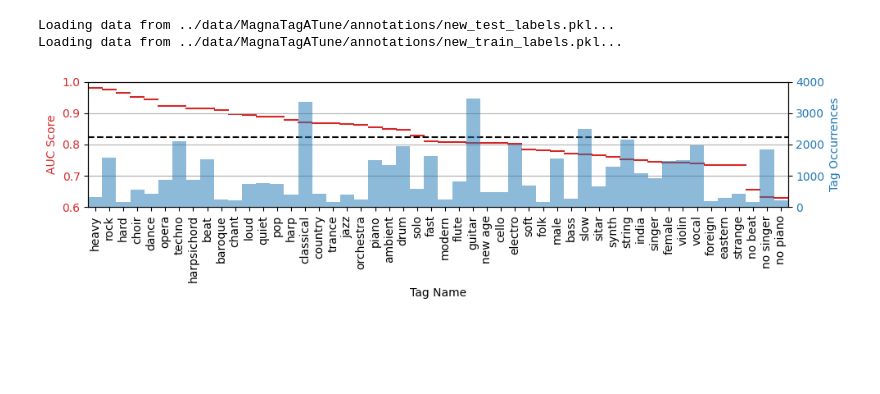
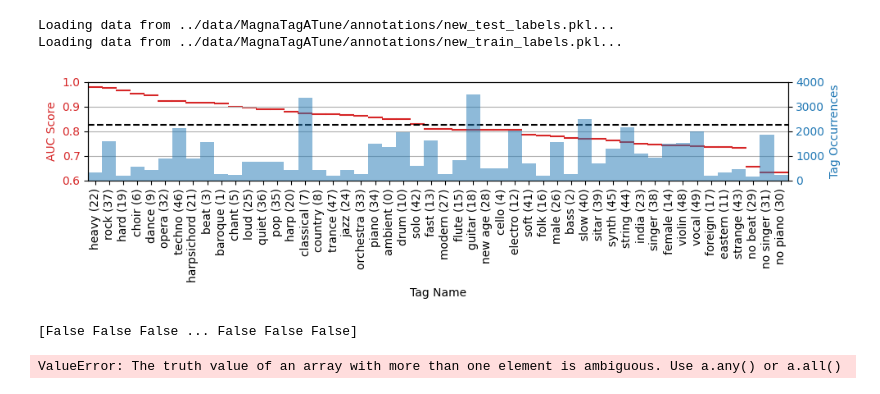
Before and after one commit to alexelwood14/adl-coursework, a Jupyter notebook: src/qualitative.ipynb, the cells around one changed output. Drawn from its saved outputs; the diff is of its cells as text; code cells hidden in the pictures; blank space fills up the shorter version.

```diff
--- a/src/qualitative.ipynb
+++ b/src/qualitative.ipynb
@@ -162,31 +162,65 @@ tags = np.array(range(50))
 idx = np.argsort(tag_auc_scores)[::-1]
 tag_auc_scores = tag_auc_scores[idx]
 tags = tags[idx]
 tag_names = list(map(lambda x: tag_names[x], tags))
+for i, tag_name in enumerate(tag_names): tag_names[i] = tag_name + f' ({idx[i]})'
 occurrences = np.array(occurrences)[idx]
 
 fig, ax1 = plt.subplots(figsize=(10, 3))
 
 color = 'tab:red'
 ax1.set_xlabel('Tag Name')
 ax1.set_ylabel('AUC Score', color=color)
 ax1.scatter(range(50), tag_auc_scores, s=160, marker = "_", label="AUC score per tag", color=color)
 ax1.tick_params(axis='y', labelcolor=color)
 ax1.set_xticks(range(50), tag_names, rotation = 90, fontsize=10)
 ax1.set_yticks(np.linspace(0.6, 1.0, 5))
 ax1.axhline(y = auc_score, color="black", ls="--", label="Average AUC score")
 ax1.grid(axis = 'y')
 
 ax2 = ax1.twinx()  # instantiate a second axes that shares the same x-axis
 
 color = 'tab:blue'
 ax2.set_ylabel('Tag Occurrences', color=color)  # we already handled the x-label with ax1
 ax2.bar(range(50), occurrences, color=color, alpha=0.5, width=1.0)
 ax2.set_yticks(np.linspace(4000, 0, 5))
 ax2.tick_params(axis='y', labelcolor=color)
 
 fig.tight_layout()  # otherwise the right y-label is slightly clipped
 ax1.margins(x=0)
 plt.show()
 # %% [output]
-[figure, old version]
+[figure, new version]
+# %%
+all_preds = []
+
+heavy = 22
+rock = 37
+hard = 19
+heavy_rock_hard = np.logical_and(train_labels[:, heavy] == 1.0, train_labels[:, rock] == 1.0)
+heavy_rock_hard = np.logical_and(heavy_rock_hard, train_labels[:, rock] == 1.0)
+
+print(train_labels[(train_labels[:, heavy] == 1.0 and train_labels[:, rock] == 1.0).any()].shape)
+print(train_labels[(train_labels[:, rock] == 1.0)].shape)
+print(train_labels[(train_labels[:, hard] == 1.0)].shape)
+heavy_rock_hard = np.count_nonzero(train_labels[:, heavy] and train_labels[:, rock] and train_labels[:, hard])
+
+# for i in range():
+#     for i in range(len(gts.iloc[:]['label'])):
+#     # labels.append(gts[i][2].numpy())                             # A 50D Ground Truth binary vector
+#     train_labels.append(np.array(gts.iloc[i]['label']).astype(float))    # A 50D Ground Truth binary vector
+#     # model_outs.append(preds[i].cpu().numpy()) # A 50D vector that assigns probability to each class
+
+
+# # No need to track gradients for validation, we're not optimizing.
+# with torch.no_grad():
+#     test_loader[]
+#     batch = batch.to(DEVICE)
+#     logits = model(batch)
+#     preds = logits.cpu().numpy()
+#     all_preds.extend(list(preds))
+
+# all_preds = torch.tensor(np.array(all_preds)).to(DEVICE)
+# %% [output]
+[False False False ... False False False]
+ValueError: The truth value of an array with more than one element is ambiguous. Use a.any() or a.all()
```
